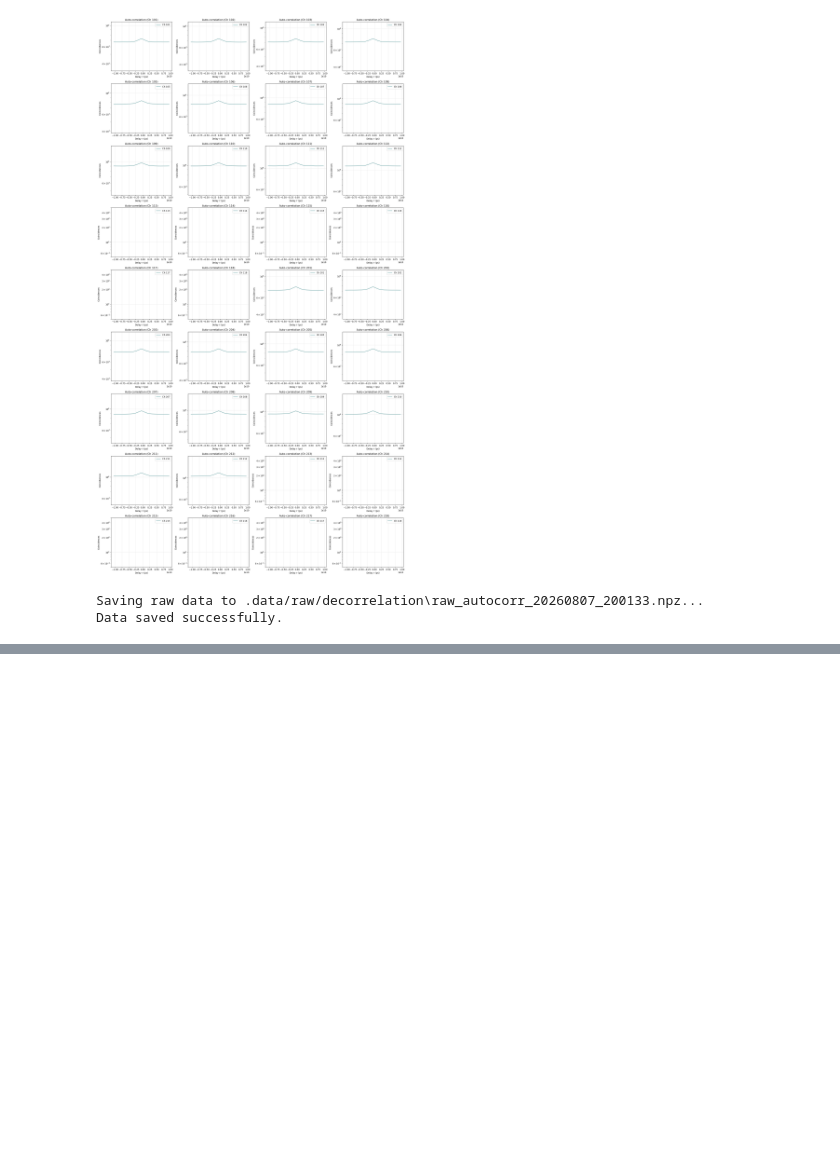
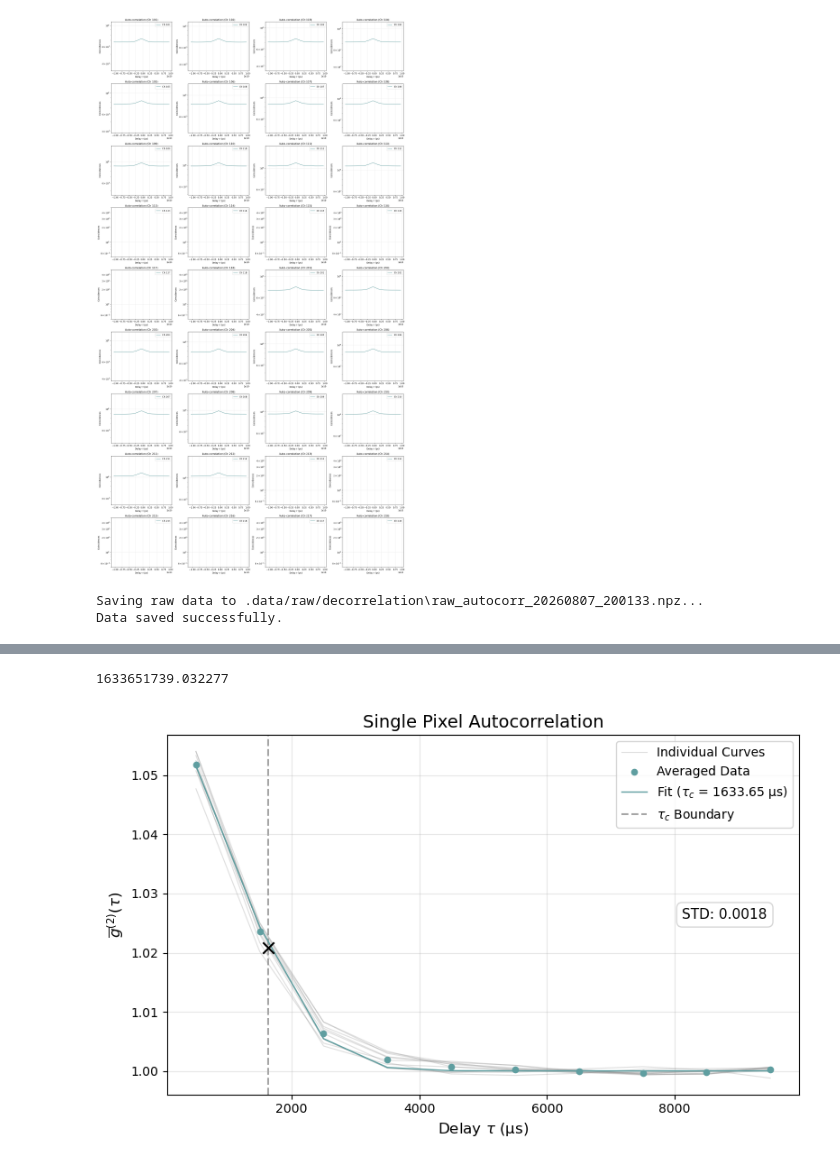
Before and after one commit to Barroso01/optics-spad-measurements-python, a Jupyter notebook: jupyter-notebooks/decorrelation.ipynb, the cells around one changed output, grey strips where cells are left out. Saved outputs shown, nothing was run; the diff lists cells and outputs as text; code cells hidden in the pictures; blank space fills up the shorter version.

```diff
--- a/jupyter-notebooks/decorrelation.ipynb
+++ b/jupyter-notebooks/decorrelation.ipynb
@@ -423,0 +533,26 @@ MULTI-SPECKLE AVERAGE:
+# %%
+target_bin = 0
+# %%
+# Extract data for pixel index 0
+pixel_counts = counts[:, 0, :]
+
+# Normalize the data
+g2_pixel = normalize(pixel_counts)
+
+# Analyze the data
+avg_g2_pixel, std_pixel, tau_c_pixel, beta_pixel = analyze_g2_data(tau, g2_pixel, target_bin)
+print(tau_c_pixel)
+
+# Visualize
+plot_g2_results(
+    tau=tau,
+    g2_background=g2_pixel,
+    avg_g2=avg_g2_pixel,
+    tau_c=tau_c_pixel,
+    beta=beta_pixel,
+    std_val=std_pixel,
+    title="Single Pixel Autocorrelation"
+)
+# %% [output]
+1633651739.032277
+[figure, added]
```
Also changed, not shown: parts of 11 cells of this notebook, 1 other file.
